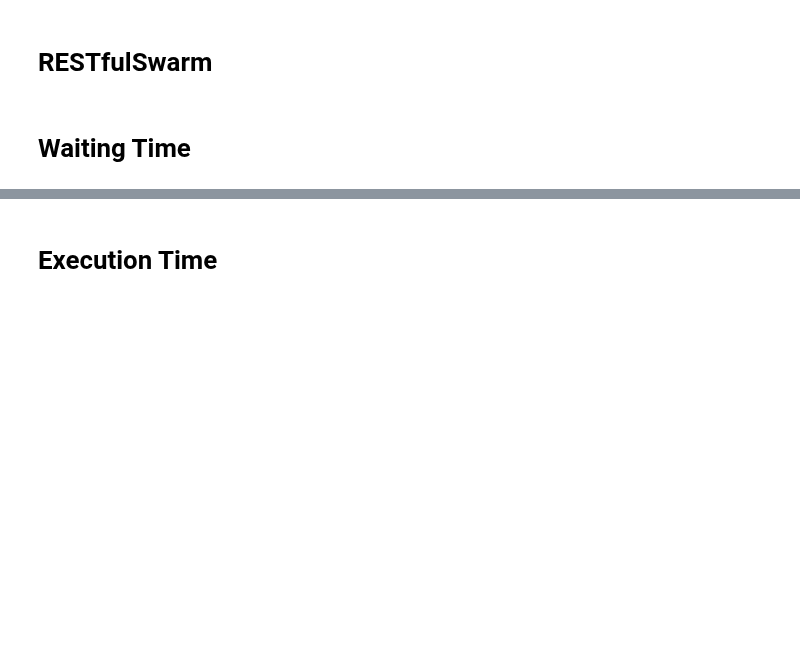
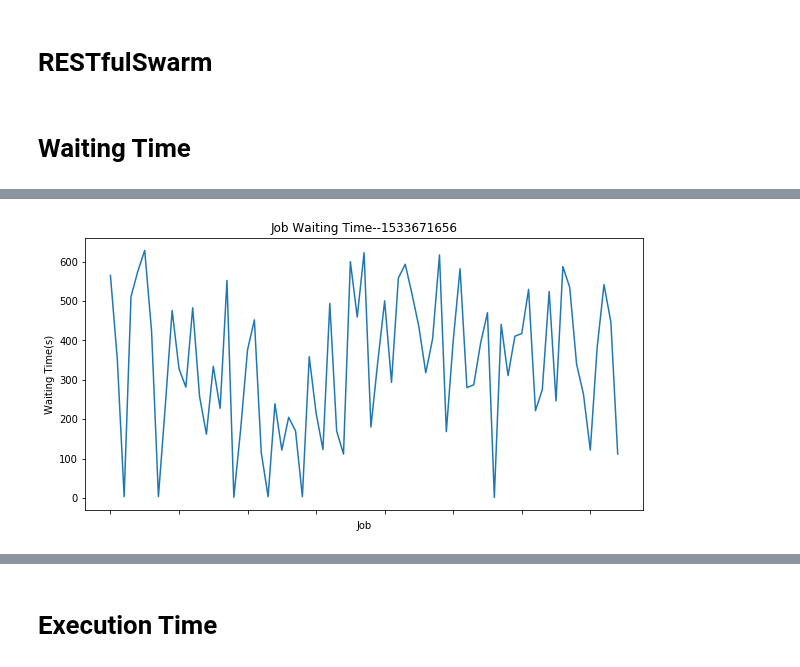
Before and after one commit to ZhuangweiKang/RESTfulSwarm, a Jupyter notebook: GraphBook.ipynb, the cells around one changed output, grey strips where cells are left out. Cells and saved outputs as stored; diff of their text form; code cells hidden in the pictures; blank space fills up the shorter version.

```diff
--- a/GraphBook.ipynb
+++ b/GraphBook.ipynb
@@ -173,0 +175,4 @@ for session in graph_data:
+# %%
+plot_waiting_time(waiting_times[2], jobs[2], sessions[2])
+# %% [output]
+[figure, added]
```
Also changed, not shown: parts of 20 cells of this notebook, 41 other files.
